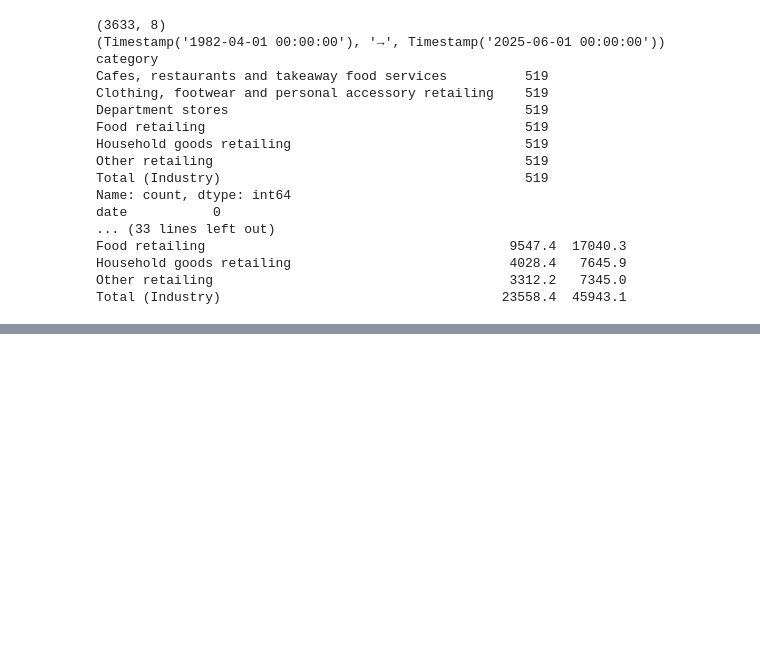
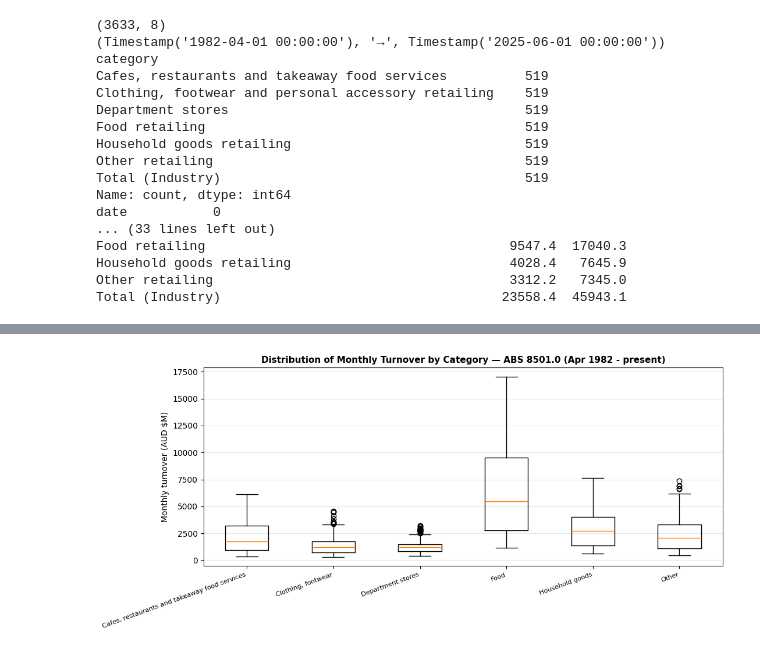
Before and after one commit to sofia-concepcion/Australian-Retail-Trade-Performance, a Jupyter notebook: 2 notebooks/02_analytics.ipynb, the cells around one changed output, grey strips where cells are left out. Cells and saved outputs as stored; diff of their text form; code cells hidden in the pictures; blank space fills up the shorter version.

```diff
--- a/2 notebooks/02_analytics.ipynb
+++ b/2 notebooks/02_analytics.ipynb
@@ -54,0 +64,27 @@ Total (Industry)                                    23558.4  45943.1
+# %%
+import matplotlib.pyplot as plt
+
+# Create figure
+fig, ax = plt.subplots(figsize=(11, 5))
+
+# Create lists of categories, their respective data, and labels for the figure
+cats = df[df['category'] != 'Total (Industry)']
+data = [cats[cats['category'] == c]['turnover_m'].values for c in cats['category'].unique()]
+labels = [c.replace('retailing','').replace('and personal accessory','').strip() for c in cats['category'].unique()]
+
+ax.boxplot(data, labels=labels, vert=True)
+plt.xticks(rotation=20, ha='right', fontsize=8)
+
+# Set labels and title for the figure
+ax.set_ylabel('Monthly turnover (AUD $M)')
+ax.set_title('Distribution of Monthly Turnover by Category — ABS 8501.0 (Apr 1982 - present)',
+fontsize=11, fontweight='bold')
+ax.grid(True, alpha=0.3, axis='y')
+
+plt.tight_layout()
+
+# Save figure to folder
+plt.savefig(PROJECT_ROOT / 'output' / 'eda_distributions.png', dpi=150, bbox_inches='tight')
+plt.show()
+# %% [output]
+[figure, added]
```
Also changed, not shown: parts of 6 cells of this notebook, 4 other files.
